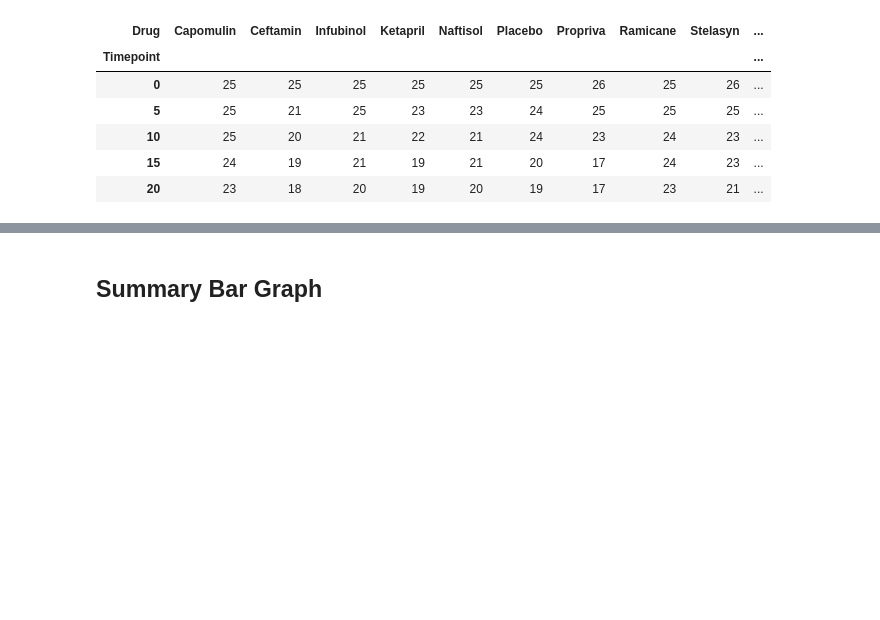
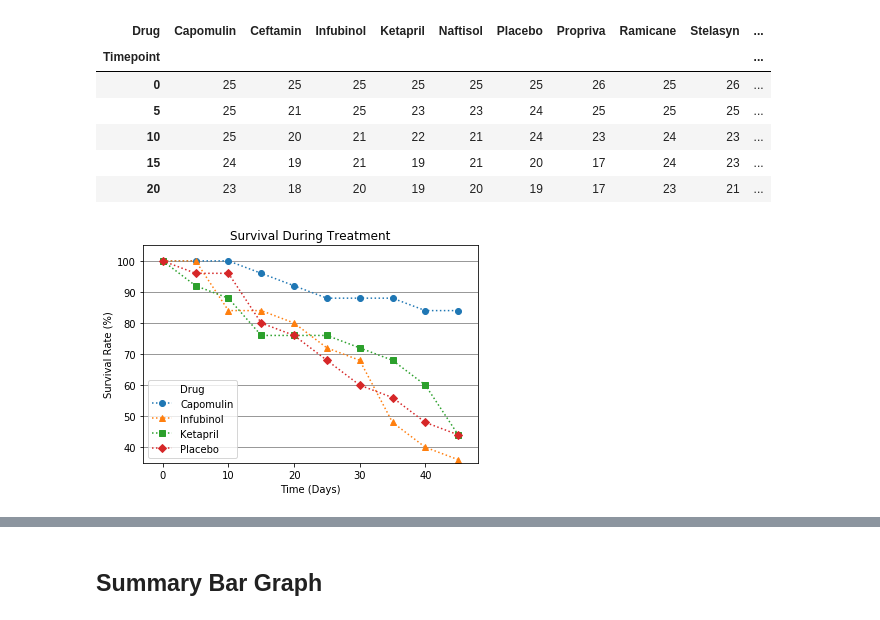
Before and after one commit to alsandiego/uci_dataanalyticsbootcamp_homework, a Jupyter notebook: Matplotlib/Pymaceuticals/pymaceuticals_starter.ipynb, the cells around one changed output, grey strips where cells are left out. Saved outputs shown, nothing was run; the diff lists cells and outputs as text; code cells hidden in the pictures; blank space fills up the shorter version.

```diff
--- a/Matplotlib/Pymaceuticals/pymaceuticals_starter.ipynb
+++ b/Matplotlib/Pymaceuticals/pymaceuticals_starter.ipynb
@@ -273,3 +294,28 @@ plt.show()
+# %%
+# Get percentage rate of mice per drug and timepoint
+df_mice_count['Rate']= 100 - ((25-df_mice_count['Mouse Count'])/25*100)
+df_mice_rate = df_mice_count[['Drug','Timepoint','Rate']]
+df_munging_mice_rate = df_mice_rate.pivot(index='Timepoint', columns = 'Drug',
+                              values = 'Rate')
+
+# Generate the Plot (Accounting for percentages)
+df_survival = df_munging_mice_rate[['Capomulin','Infubinol','Ketapril','Placebo']]
+
+mice = df_survival.plot(title='Survival During Treatment', legend = True,
+                               style=['o:','^:','s:','D:'], figsize=(6,4),
+                                      xlim=(-3, 48),ylim=(35,105))
+mice.yaxis.grid(color='gray')
+plt.xlabel('Time (Days)')
+plt.ylabel("Survival Rate (%)")
+
+# Save the Figure
+plt.savefig("Survival During Treatment.png")
+
+# Show the Figure
+
+plt.show()
+# %% [output]
+[figure, added]
 # %% [markdown]
 ![Metastatic Spread During Treatment](../Images/survival.png)
 # %% [markdown]
```
Also changed, not shown: parts of 7 cells of this notebook, 3 other files.
